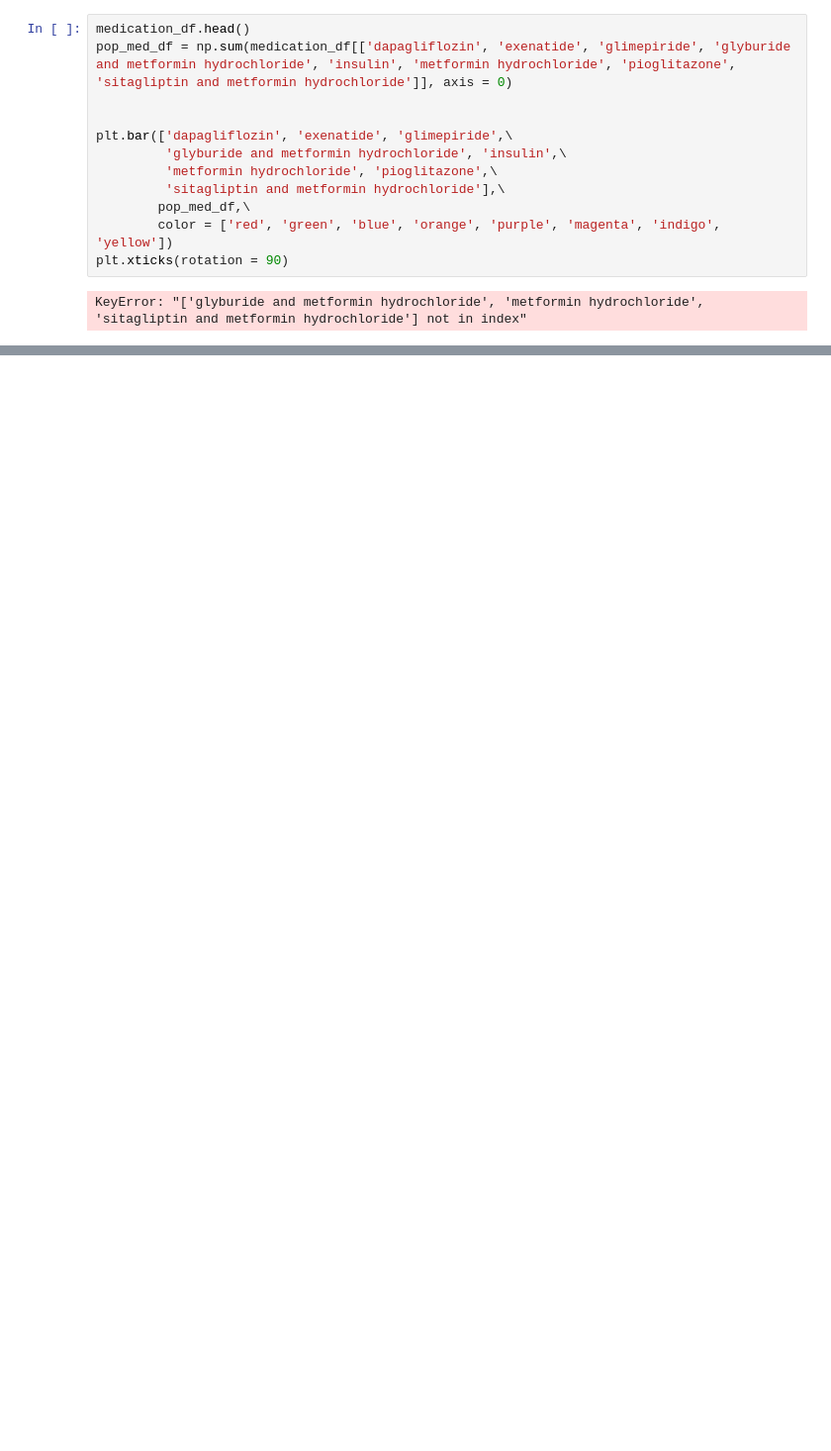
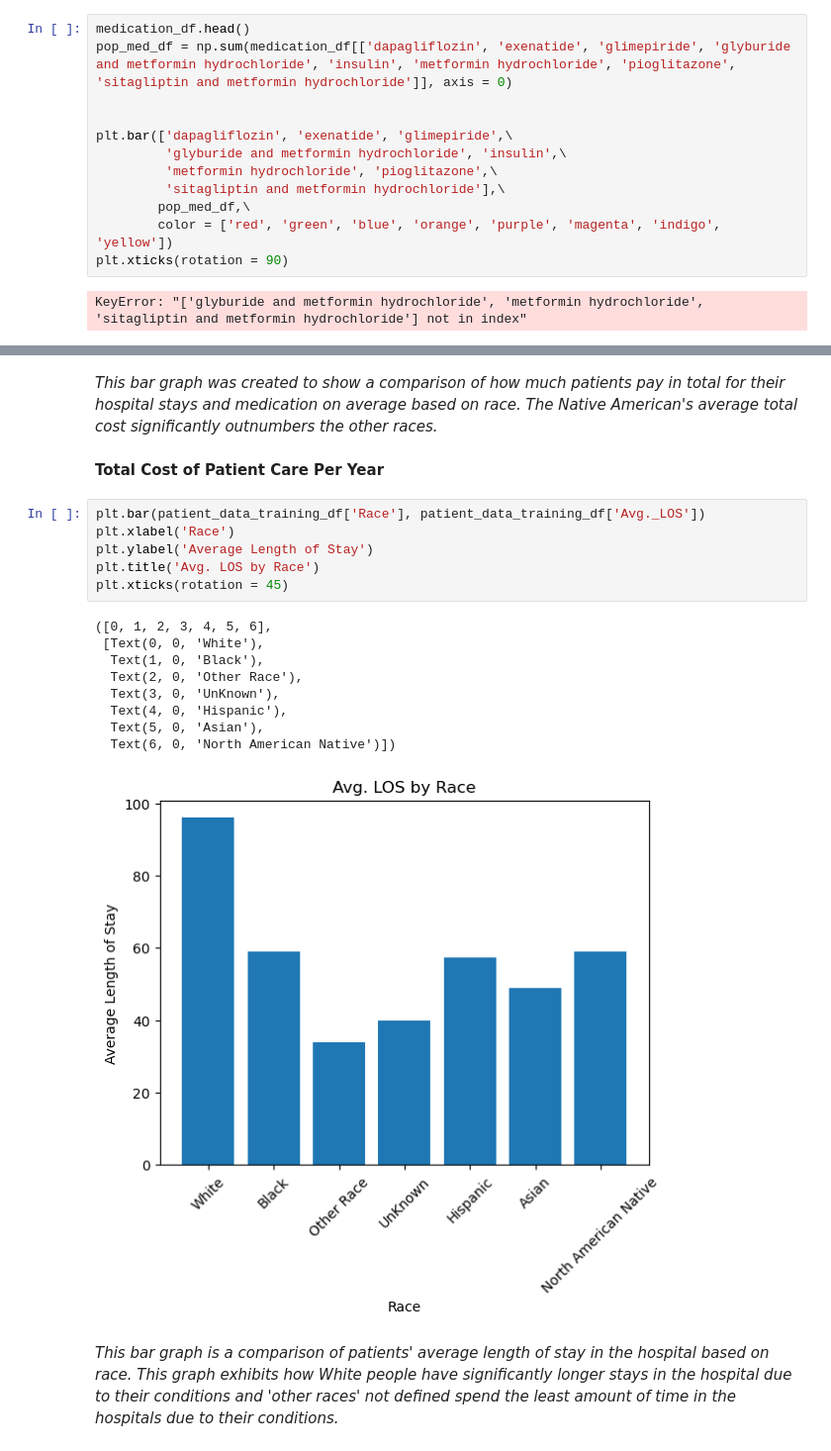
Before and after one commit to HarrietKumah/info2950-final-project, a Jupyter notebook: Phase_II.ipynb, the cells around one changed output, grey strips where cells are left out. Shown: that part at 99% size. Saved outputs shown, nothing was run; the diff lists cells and outputs as text; blank space fills up the shorter version.

```diff
--- a/Phase_II.ipynb
+++ b/Phase_II.ipynb
@@ -262,0 +172,22 @@ sns.histplot(patient_data_training_df[['Age']], x = "Age").set(title = "Diabetes
+# %% [markdown]
+*This bar graph was created to show a comparison of how much patients pay in total for their hospital stays and medication on average based on race. The Native American's average total cost significantly outnumbers the other races.*
+# %% [markdown]
+**Total Cost of Patient Care Per Year**
+# %%
+plt.bar(patient_data_training_df['Race'], patient_data_training_df['Avg._LOS'])
+plt.xlabel('Race')
+plt.ylabel('Average Length of Stay')
+plt.title('Avg. LOS by Race')
+plt.xticks(rotation = 45)
+# %% [output]
+([0, 1, 2, 3, 4, 5, 6],
+ [Text(0, 0, 'White'),
+  Text(1, 0, 'Black'),
+  Text(2, 0, 'Other Race'),
+  Text(3, 0, 'UnKnown'),
+  Text(4, 0, 'Hispanic'),
+  Text(5, 0, 'Asian'),
+  Text(6, 0, 'North American Native')])
+[figure, added]
+# %% [markdown]
+*This bar graph is a comparison of patients' average length of stay in the hospital based on race. This graph exhibits how White people have significantly longer stays in the hospital due to their conditions and 'other races' not defined spend the least amount of time in the hospitals due to their conditions.*
```
Also changed, not shown: parts of 25 cells of this notebook.
